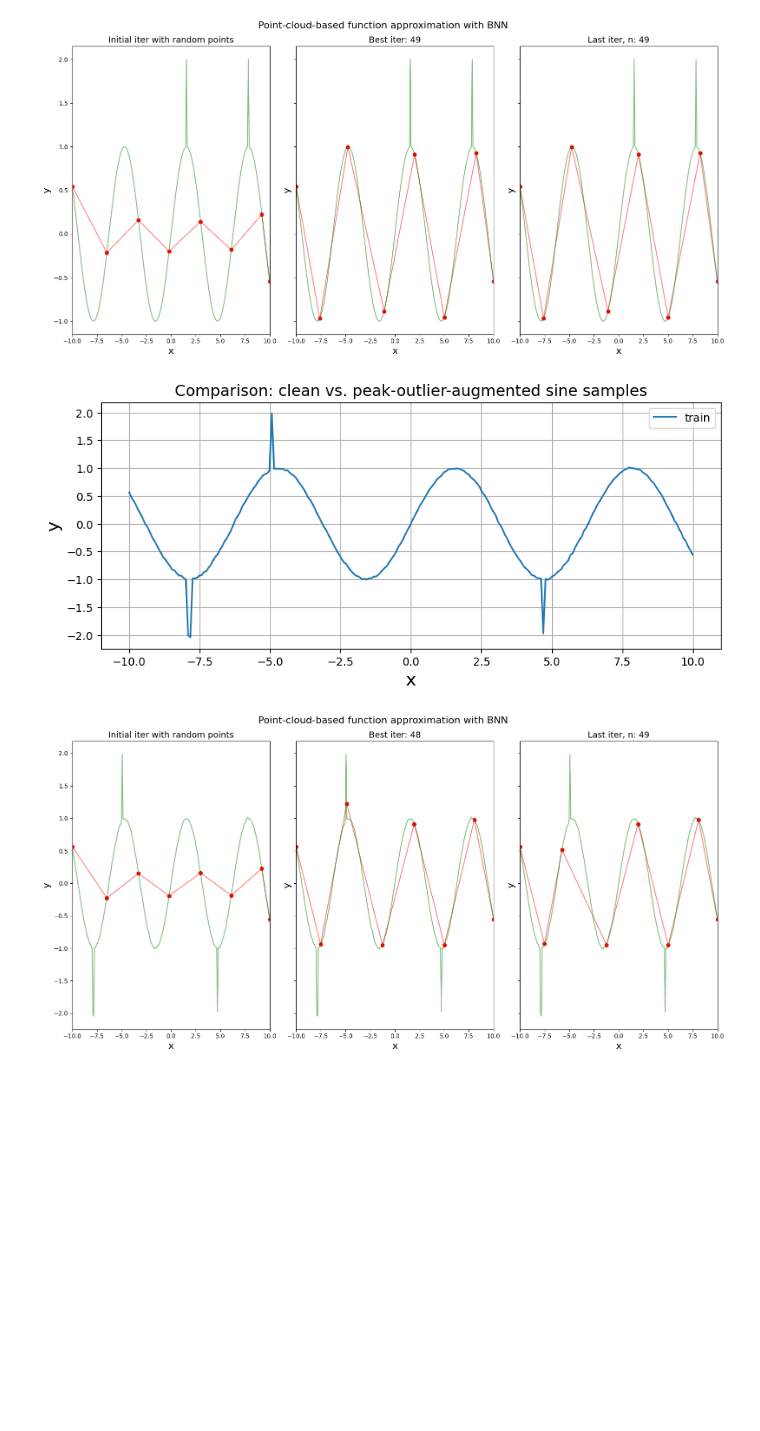
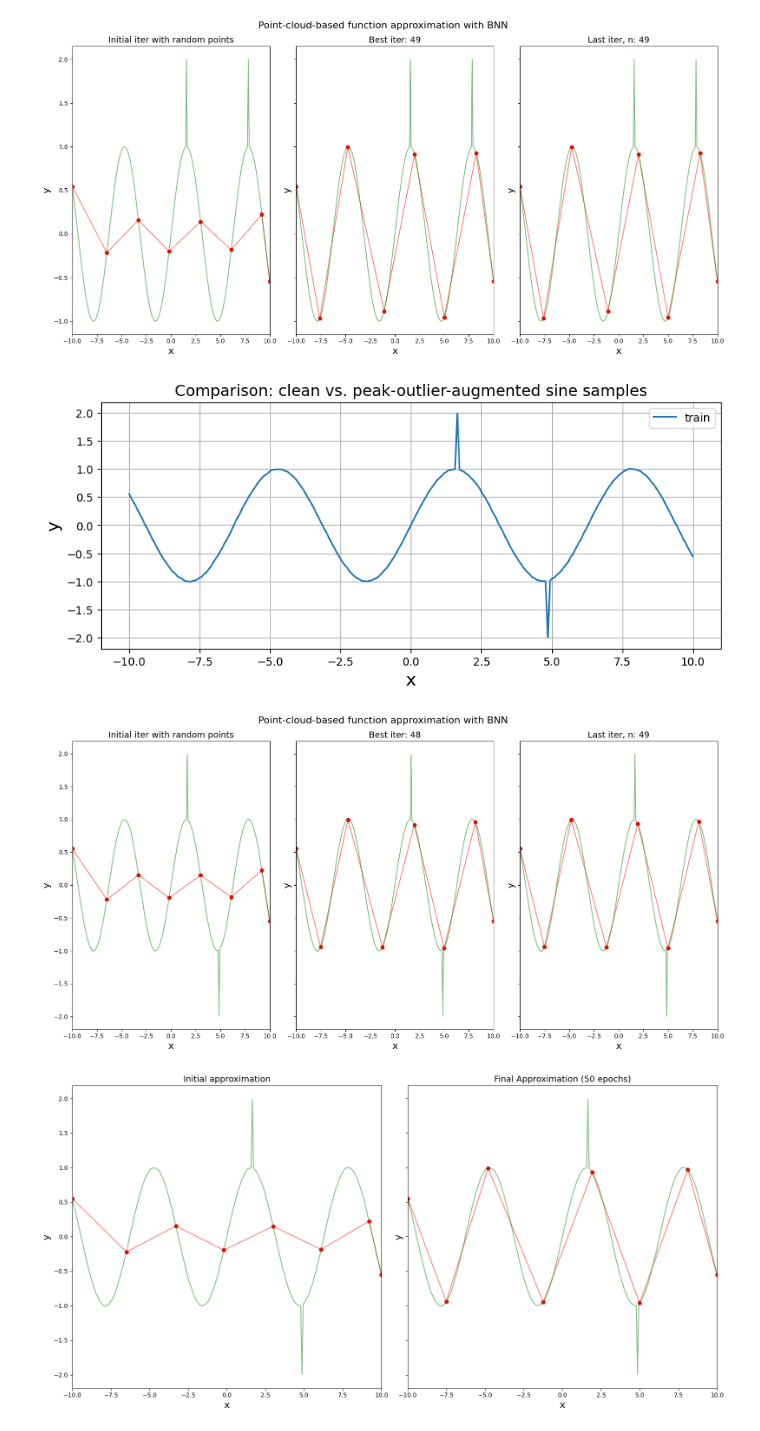
Before and after one commit to victosdur/Function_Approximation_Using_BNN_and_LWPE, a Jupyter notebook: ApproximationWithOutliers.ipynb, the cells around one changed output. Cells and saved outputs as stored; diff of their text form; code cells hidden in the pictures; blank space fills up the shorter version.

```diff
--- a/ApproximationWithOutliers.ipynb
+++ b/ApproximationWithOutliers.ipynb
@@ -219,7 +219,7 @@ function = np.sin
 
 # Without outliers
 x_train, y_train = generate_training_data(function, (domain[0], domain[1]), num_points,
-                                          noise_std=0.01, add_peak_outliers=True, random_seed=7)
+                                          noise_std=0.005, add_peak_outliers=True, random_seed=7)
 
 
 np.random.seed(7)
@@ -333,32 +333,54 @@ metricasLWPE_noise_badinit  = metricas.copy()
 fig, axs = plt.subplots(1, 3, figsize=(16, 8), sharex=True, sharey=True)
 axs[0].plot(x_train, initial_model(tf.expand_dims(x_train,axis=1)), 'r-', label=f'$BNN(x), PE(BNN(x)) = {np.round(initial_PE.numpy().item(),6)}$', alpha=0.5)
 axs[0].plot(x_train, y_train, 'g-', label=f'$f(x), PE(f(x)) = {np.round(PERef.numpy().item(),6)}$', alpha=0.5)
 axs[0].scatter(initial_x_points, initial_y_points, color="red", label="BNN Points creation")
 axs[0].set_xlabel('x', fontsize=fontsize)
 axs[0].set_ylabel('y', fontsize=fontsize)
 axs[0].set_xlim((domain[0],domain[1]))
 axs[0].set_title(f'Initial iter with random points',fontsize=14)
 # axs[0].legend(loc="lower left",fontsize=12, framealpha=0.5)
 axs[1].plot(x_train, best_model(tf.expand_dims(x_train,axis=1)), 'r-', label=f'$BNN(x), PE(BNN(x)) = {np.round(best_PE.numpy().item(),6)}$', alpha=0.5)
 axs[1].plot(x_train, y_train, 'g-', label=f'$f(x), PE(f(x)) = {np.round(PERef.numpy().item(),6)}$', alpha=0.5)
 axs[1].scatter(best_x_points, best_y_points, color="red", label="BNN Points creation")
 axs[1].set_xlabel('x', fontsize=fontsize)
 axs[1].set_ylabel('y', fontsize=fontsize)
 axs[1].set_xlim((domain[0],domain[1]))
 axs[1].set_title(f'Best iter: {best_iter}',fontsize=14)
 # axs[1].legend(loc="lower left",fontsize=12, framealpha=0.5)
 axs[2].plot(x_train, last_model(tf.expand_dims(x_train,axis=1)), 'r-', label=f'$BNN(x), PE(BNN(x)) = {np.round(last_PE.numpy().item(),6)}$', alpha=0.5)
 axs[2].plot(x_train, y_train, 'g-', label=f'$f(x), PE(f(x)) = {np.round(PERef.numpy().item(),6)}$', alpha=0.5)
 axs[2].scatter(last_x_points, last_y_points, color="red", label="BNN Points creation")
 axs[2].set_xlabel('x', fontsize=fontsize)
 axs[2].set_ylabel('y', fontsize=fontsize)
 axs[2].set_xlim((domain[0],domain[1]))
 axs[2].set_title(f'Last iter, n: {num_iter-1}',fontsize=14)
 # axs[2].legend(loc="lower left",fontsize=12, framealpha=0.5)
 plt.suptitle("Point-cloud-based function approximation with BNN",fontsize=16)
 plt.savefig('figures/Outlier_WithNoiseUnknownFunction_LWPERegularizer_BadInit.png', dpi=300, bbox_inches='tight')
 plt.tight_layout()
 plt.show()
+
+
+fig, axs = plt.subplots(1, 2, figsize=(16, 8), sharex=True, sharey=True)
+axs[0].plot(x_train, initial_model(tf.expand_dims(x_train,axis=1)), 'r-', label=f'$BNN(x), PE(BNN(x)) = {np.round(initial_PE.numpy().item(),6)}$', alpha=0.5)
+axs[0].plot(x_train, y_train, 'g-', label=f'$f(x), PE(f(x)) = {np.round(PERef.numpy().item(),6)}$', alpha=0.5)
+axs[0].scatter(initial_x_points, initial_y_points, color="red", label="BNN Points creation")
+axs[0].set_xlabel('x', fontsize=fontsize)
+axs[0].set_ylabel('y', fontsize=fontsize)
+axs[0].set_xlim((domain[0],domain[1]))
+axs[0].set_title(f'Initial approximation',fontsize=14)
+axs[1].plot(x_train, last_model(tf.expand_dims(x_train,axis=1)), 'r-', label=f'$BNN(x), PE(BNN(x)) = {np.round(last_PE.numpy().item(),6)}$', alpha=0.5)
+axs[1].plot(x_train, y_train, 'g-', label=f'$f(x), PE(f(x)) = {np.round(PERef.numpy().item(),6)}$', alpha=0.5)
+axs[1].scatter(last_x_points, last_y_points, color="red", label="BNN Points creation")
+axs[1].set_xlabel('x', fontsize=fontsize)
+axs[1].set_ylabel('y', fontsize=fontsize)
+axs[1].set_xlim((domain[0],domain[1]))
+axs[1].set_title(f'Final Approximation (50 epochs)',fontsize=14)
+# axs[2].legend(loc="lower left",fontsize=12, framealpha=0.5)
+plt.savefig('figures/approxwithOutlier_WithNoiseUnknownFunction_LWPERegularizer_BadInit.png', dpi=300, bbox_inches='tight')
+plt.tight_layout()
+plt.show()
 # %% [output]
-[figure, old version]
+[figure, new version]
-[figure, old version]
+[figure, new version]
+[figure, added]
```
Also changed, not shown: 4 other files.
